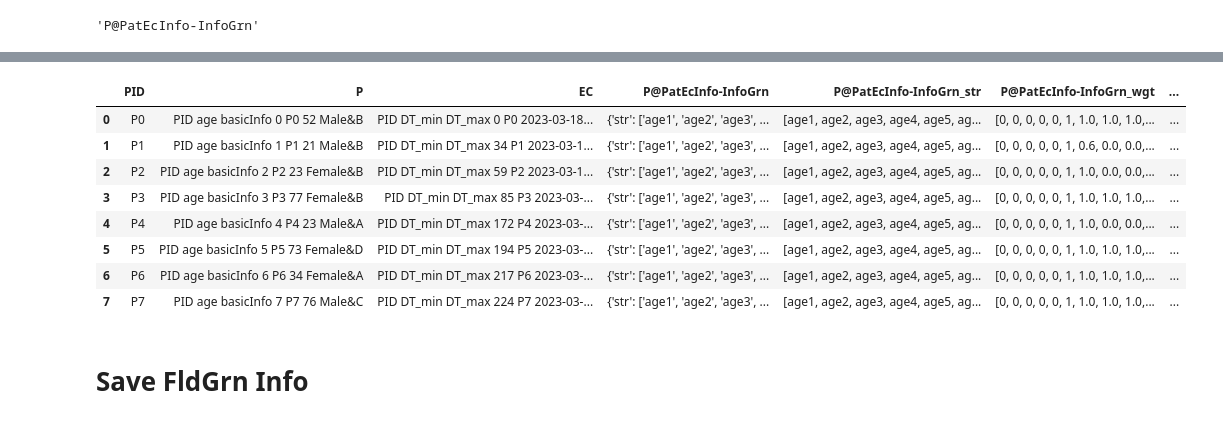
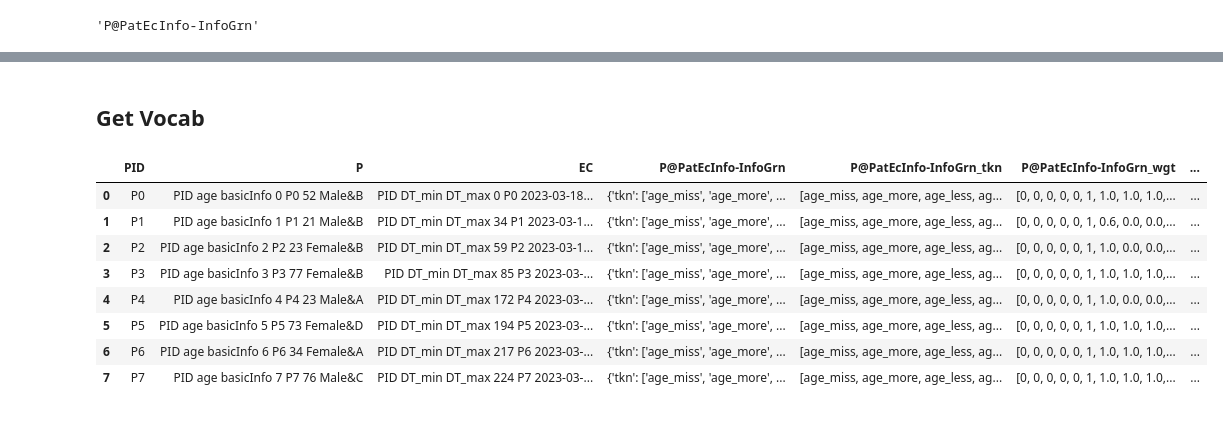
Before and after one commit to JHU-CDHAI/RecFldGrn, a Jupyter notebook: 2-FldGrn/01-P-FldGrn.ipynb, the cells around one changed output, grey strips where cells are left out. Cells and saved outputs as stored; diff of their text form; code cells hidden in the pictures.

```diff
--- a/2-FldGrn/01-P-FldGrn.ipynb
+++ b/2-FldGrn/01-P-FldGrn.ipynb
@@ -315,17 +369,0 @@ df_whole
-# %%
-for i in ['str', 'wgt', 'fld']:
-    df_whole[f'{recfldgrn}_{i}'] = df_whole[recfldgrn].apply(lambda x: x[i])
-
-df_whole
-# %% [output]
-|  | PID | P | EC | P@PatEcInfo-InfoGrn | P@PatEcInfo-InfoGrn_str | P@PatEcInfo-InfoGrn_wgt | ... |
-| 0 | P0 | PID age basicInfo 0 P0 52 Male&B | PID DT_min DT_max 0 P0 2023-03-18... | {'str': ['age1', 'age2', 'age3', ... | [age1, age2, age3, age4, age5, ag... | [0, 0, 0, 0, 0, 1, 1.0, 1.0, 1.0,... | ... |
-| 1 | P1 | PID age basicInfo 1 P1 21 Male&B | PID DT_min DT_max 34 P1 2023-03-1... | {'str': ['age1', 'age2', 'age3', ... | [age1, age2, age3, age4, age5, ag... | [0, 0, 0, 0, 0, 1, 0.6, 0.0, 0.0,... | ... |
-| 2 | P2 | PID age basicInfo 2 P2 23 Female&B | PID DT_min DT_max 59 P2 2023-03-1... | {'str': ['age1', 'age2', 'age3', ... | [age1, age2, age3, age4, age5, ag... | [0, 0, 0, 0, 0, 1, 1.0, 0.0, 0.0,... | ... |
-| 3 | P3 | PID age basicInfo 3 P3 77 Female&B | PID DT_min DT_max 85 P3 2023-03-... | {'str': ['age1', 'age2', 'age3', ... | [age1, age2, age3, age4, age5, ag... | [0, 0, 0, 0, 0, 1, 1.0, 1.0, 1.0,... | ... |
-| 4 | P4 | PID age basicInfo 4 P4 23 Male&A | PID DT_min DT_max 172 P4 2023-03-... | {'str': ['age1', 'age2', 'age3', ... | [age1, age2, age3, age4, age5, ag... | [0, 0, 0, 0, 0, 1, 1.0, 0.0, 0.0,... | ... |
-| 5 | P5 | PID age basicInfo 5 P5 73 Female&D | PID DT_min DT_max 194 P5 2023-03-... | {'str': ['age1', 'age2', 'age3', ... | [age1, age2, age3, age4, age5, ag... | [0, 0, 0, 0, 0, 1, 1.0, 1.0, 1.0,... | ... |
-| 6 | P6 | PID age basicInfo 6 P6 34 Female&A | PID DT_min DT_max 217 P6 2023-03-... | {'str': ['age1', 'age2', 'age3', ... | [age1, age2, age3, age4, age5, ag... | [0, 0, 0, 0, 0, 1, 1.0, 1.0, 1.0,... | ... |
-| 7 | P7 | PID age basicInfo 7 P7 76 Male&C | PID DT_min DT_max 224 P7 2023-03-... | {'str': ['age1', 'age2', 'age3', ... | [age1, age2, age3, age4, age5, ag... | [0, 0, 0, 0, 0, 1, 1.0, 1.0, 1.0,... | ... |
-# %% [markdown]
-# Save FldGrn Info
@@ -341,0 +370,21 @@ df_whole
+# %% [markdown]
+## Get Vocab
+# %%
+def generate_grain_vocab_info(s):
+    '''
+        s: a Series (or a column of a dataframe) of all rec@fld value's grain_list.
+            eg. grain_list: a list of tokens from raw sentence.
+
+        output: a dict of idx2v, v2dix, v2freq.
+    '''
+    value_list = itertools.chain(*s.to_list())
+    d = pd.Series(value_list).value_counts().to_dict()
+    v2freq = {'_padding': 0}
+    if '_missing' in d:
+        v2freq['_missing'] = d.pop('_missing') # I should have some prefix here.
+    for k, v in d.items(): v2freq[k] = v
+
+    idx2v = {idx: v for idx, v in enumerate(v2freq.keys())}
+    v2idx = {v:k for k, v in idx2v.items()}
+
+    return {'idx2v': idx2v, 'v2idx': v2idx, 'v2freq': v2freq}
@@ -341,0 +393,21 @@ df_whole
+# %%
+VocabDict = {}
+for i in ['tkn', 'fld']:
+    s = df_whole[f'{recfldgrn}_{i}']
+    Vocab = generate_grain_vocab_info(s)
+    VocabDict[i] = Vocab
+    v2idx = Vocab['v2idx']
+
+    df_whole[f'{recfldgrn}_{i}idx'] =  df_whole[f'{recfldgrn}_{i}'].apply(lambda x: [ v2idx[i] for i in x])
+
+df_whole
+# %% [output]
+|  | PID | P | EC | P@PatEcInfo-InfoGrn | P@PatEcInfo-InfoGrn_tkn | P@PatEcInfo-InfoGrn_wgt | ... |
+| 0 | P0 | PID age basicInfo 0 P0 52 Male&B | PID DT_min DT_max 0 P0 2023-03-18... | {'tkn': ['age_miss', 'age_more', ... | [age_miss, age_more, age_less, ag... | [0, 0, 0, 0, 0, 1, 1.0, 1.0, 1.0,... | ... |
+| 1 | P1 | PID age basicInfo 1 P1 21 Male&B | PID DT_min DT_max 34 P1 2023-03-1... | {'tkn': ['age_miss', 'age_more', ... | [age_miss, age_more, age_less, ag... | [0, 0, 0, 0, 0, 1, 0.6, 0.0, 0.0,... | ... |
+| 2 | P2 | PID age basicInfo 2 P2 23 Female&B | PID DT_min DT_max 59 P2 2023-03-1... | {'tkn': ['age_miss', 'age_more', ... | [age_miss, age_more, age_less, ag... | [0, 0, 0, 0, 0, 1, 1.0, 0.0, 0.0,... | ... |
+| 3 | P3 | PID age basicInfo 3 P3 77 Female&B | PID DT_min DT_max 85 P3 2023-03-... | {'tkn': ['age_miss', 'age_more', ... | [age_miss, age_more, age_less, ag... | [0, 0, 0, 0, 0, 1, 1.0, 1.0, 1.0,... | ... |
+| 4 | P4 | PID age basicInfo 4 P4 23 Male&A | PID DT_min DT_max 172 P4 2023-03-... | {'tkn': ['age_miss', 'age_more', ... | [age_miss, age_more, age_less, ag... | [0, 0, 0, 0, 0, 1, 1.0, 0.0, 0.0,... | ... |
+| 5 | P5 | PID age basicInfo 5 P5 73 Female&D | PID DT_min DT_max 194 P5 2023-03-... | {'tkn': ['age_miss', 'age_more', ... | [age_miss, age_more, age_less, ag... | [0, 0, 0, 0, 0, 1, 1.0, 1.0, 1.0,... | ... |
+| 6 | P6 | PID age basicInfo 6 P6 34 Female&A | PID DT_min DT_max 217 P6 2023-03-... | {'tkn': ['age_miss', 'age_more', ... | [age_miss, age_more, age_less, ag... | [0, 0, 0, 0, 0, 1, 1.0, 1.0, 1.0,... | ... |
+| 7 | P7 | PID age basicInfo 7 P7 76 Male&C | PID DT_min DT_max 224 P7 2023-03-... | {'tkn': ['age_miss', 'age_more', ... | [age_miss, age_more, age_less, ag... | [0, 0, 0, 0, 0, 1, 1.0, 1.0, 1.0,... | ... |
```
Also changed, not shown: parts of 23 cells of this notebook, 1 other file.
